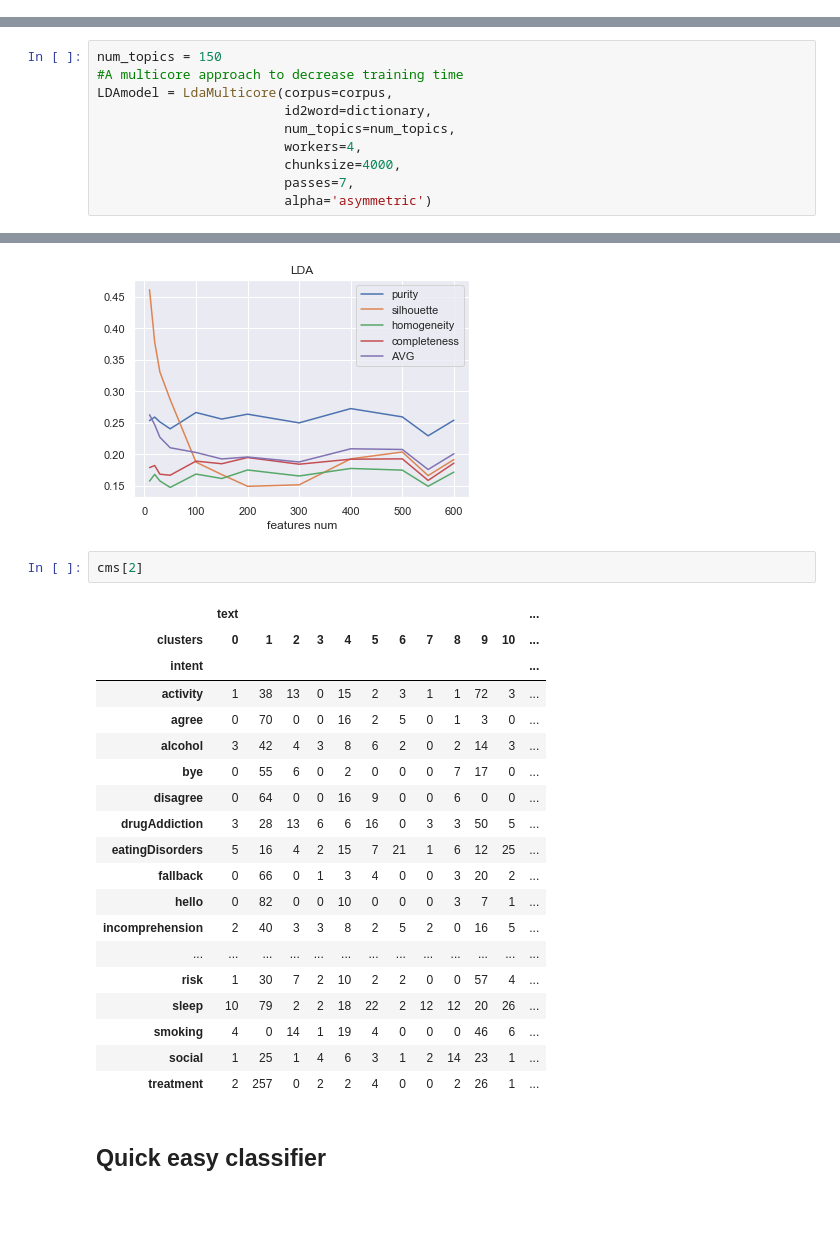
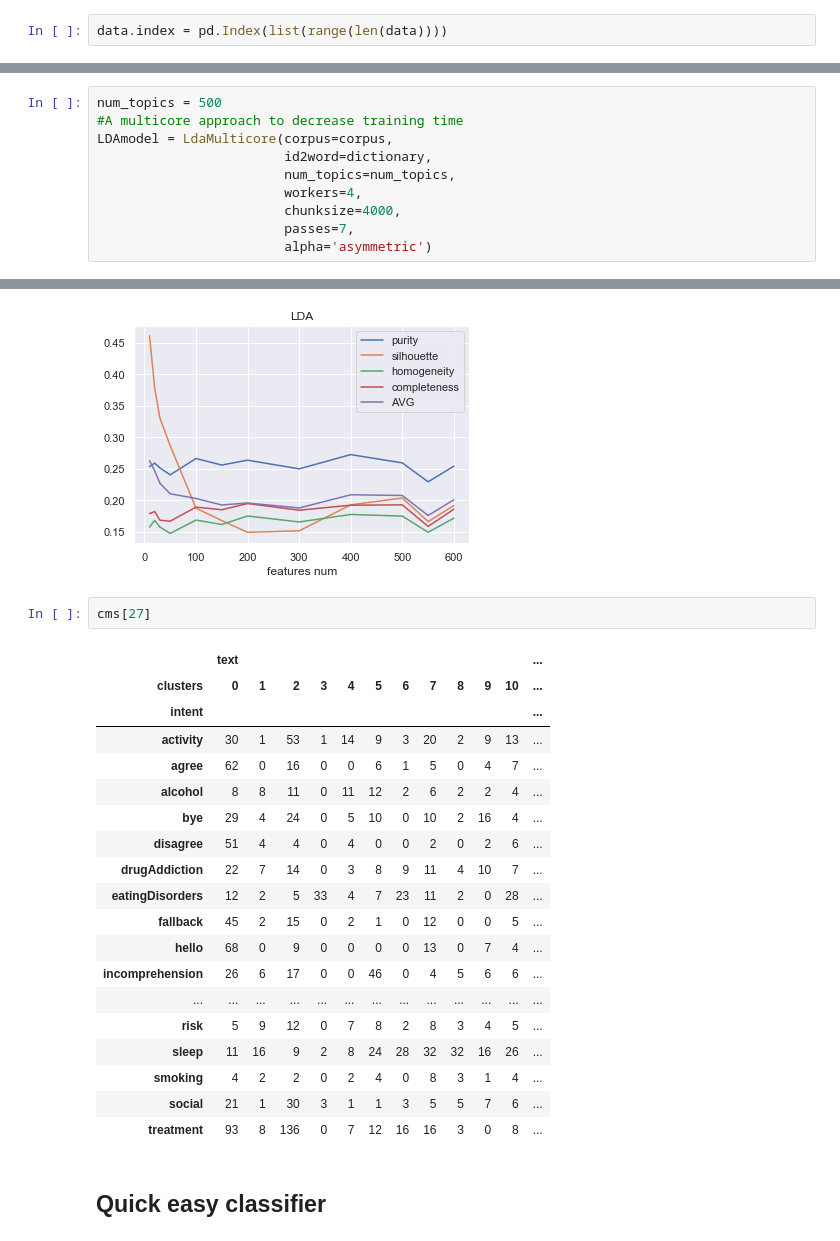
Before and after one commit to pasana/paradec, a Jupyter notebook: selecting lda.ipynb, the cells around one changed output, grey strips where cells are left out. Saved outputs shown, nothing was run; the diff lists cells and outputs as text; blank space fills up the shorter version.

```diff
--- a/selecting lda.ipynb
+++ b/selecting lda.ipynb
@@ -10,6 +10,8 @@ data = pd.read_csv('dataset.tsv', sep='\t', index_col=0)
 data.clean_text = data.clean_text.apply(eval)
 data.bow = data.bow.apply(eval)
 data.entities = data.entities.apply(eval)
+# %%
+data.index = pd.Index(list(range(len(data))))
 # %% [markdown]
 ## LDA features
 # %%
@@ -22,7 +24,7 @@ print("Found {} words.".format(len(dictionary.values())))
 # %% [output]
 Found 1882 words.
 # %%
-num_topics = 150
+num_topics = 500
 #A multicore approach to decrease training time
 LDAmodel = LdaMulticore(corpus=corpus,
                         id2word=dictionary,
@@ -255,27 +259,27 @@ results.groupby('features num').mean().plot(title='LDA').get_figure().savefig('r
 # %% [output]
 [figure]
 # %%
-cms[2]
+cms[27]
 # %% [output]
 |  | text |  |  |  |  |  |  |  |  |  |  | ... |
 | clusters | 0 | 1 | 2 | 3 | 4 | 5 | 6 | 7 | 8 | 9 | 10 | ... |
 | intent |  |  |  |  |  |  |  |  |  |  |  | ... |
-| activity | 1 | 38 | 13 | 0 | 15 | 2 | 3 | 1 | 1 | 72 | 3 | ... |
-| agree | 0 | 70 | 0 | 0 | 16 | 2 | 5 | 0 | 1 | 3 | 0 | ... |
-| alcohol | 3 | 42 | 4 | 3 | 8 | 6 | 2 | 0 | 2 | 14 | 3 | ... |
-| bye | 0 | 55 | 6 | 0 | 2 | 0 | 0 | 0 | 7 | 17 | 0 | ... |
-| disagree | 0 | 64 | 0 | 0 | 16 | 9 | 0 | 0 | 6 | 0 | 0 | ... |
-| drugAddiction | 3 | 28 | 13 | 6 | 6 | 16 | 0 | 3 | 3 | 50 | 5 | ... |
-| eatingDisorders | 5 | 16 | 4 | 2 | 15 | 7 | 21 | 1 | 6 | 12 | 25 | ... |
-| fallback | 0 | 66 | 0 | 1 | 3 | 4 | 0 | 0 | 3 | 20 | 2 | ... |
-| hello | 0 | 82 | 0 | 0 | 10 | 0 | 0 | 0 | 3 | 7 | 1 | ... |
-| incomprehension | 2 | 40 | 3 | 3 | 8 | 2 | 5 | 2 | 0 | 16 | 5 | ... |
+| activity | 30 | 1 | 53 | 1 | 14 | 9 | 3 | 20 | 2 | 9 | 13 | ... |
+| agree | 62 | 0 | 16 | 0 | 0 | 6 | 1 | 5 | 0 | 4 | 7 | ... |
+| alcohol | 8 | 8 | 11 | 0 | 11 | 12 | 2 | 6 | 2 | 2 | 4 | ... |
+| bye | 29 | 4 | 24 | 0 | 5 | 10 | 0 | 10 | 2 | 16 | 4 | ... |
+| disagree | 51 | 4 | 4 | 0 | 4 | 0 | 0 | 2 | 0 | 2 | 6 | ... |
+| drugAddiction | 22 | 7 | 14 | 0 | 3 | 8 | 9 | 11 | 4 | 10 | 7 | ... |
+| eatingDisorders | 12 | 2 | 5 | 33 | 4 | 7 | 23 | 11 | 2 | 0 | 28 | ... |
+| fallback | 45 | 2 | 15 | 0 | 2 | 1 | 0 | 12 | 0 | 0 | 5 | ... |
+| hello | 68 | 0 | 9 | 0 | 0 | 0 | 0 | 13 | 0 | 7 | 4 | ... |
+| incomprehension | 26 | 6 | 17 | 0 | 0 | 46 | 0 | 4 | 5 | 6 | 6 | ... |
 | ... | ... | ... | ... | ... | ... | ... | ... | ... | ... | ... | ... | ... |
-| risk | 1 | 30 | 7 | 2 | 10 | 2 | 2 | 0 | 0 | 57 | 4 | ... |
-| sleep | 10 | 79 | 2 | 2 | 18 | 22 | 2 | 12 | 12 | 20 | 26 | ... |
-| smoking | 4 | 0 | 14 | 1 | 19 | 4 | 0 | 0 | 0 | 46 | 6 | ... |
-| social | 1 | 25 | 1 | 4 | 6 | 3 | 1 | 2 | 14 | 23 | 1 | ... |
-| treatment | 2 | 257 | 0 | 2 | 2 | 4 | 0 | 0 | 2 | 26 | 1 | ... |
+| risk | 5 | 9 | 12 | 0 | 7 | 8 | 2 | 8 | 3 | 4 | 5 | ... |
+| sleep | 11 | 16 | 9 | 2 | 8 | 24 | 28 | 32 | 32 | 16 | 26 | ... |
+| smoking | 4 | 2 | 2 | 0 | 2 | 4 | 0 | 8 | 3 | 1 | 4 | ... |
+| social | 21 | 1 | 30 | 3 | 1 | 1 | 3 | 5 | 5 | 7 | 6 | ... |
+| treatment | 93 | 8 | 136 | 0 | 7 | 12 | 16 | 16 | 3 | 0 | 8 | ... |
 # %% [markdown]
 ## Quick easy classifier
 # %% [markdown]
```
Also changed, not shown: parts of 60 cells of this notebook, 7 other files.
